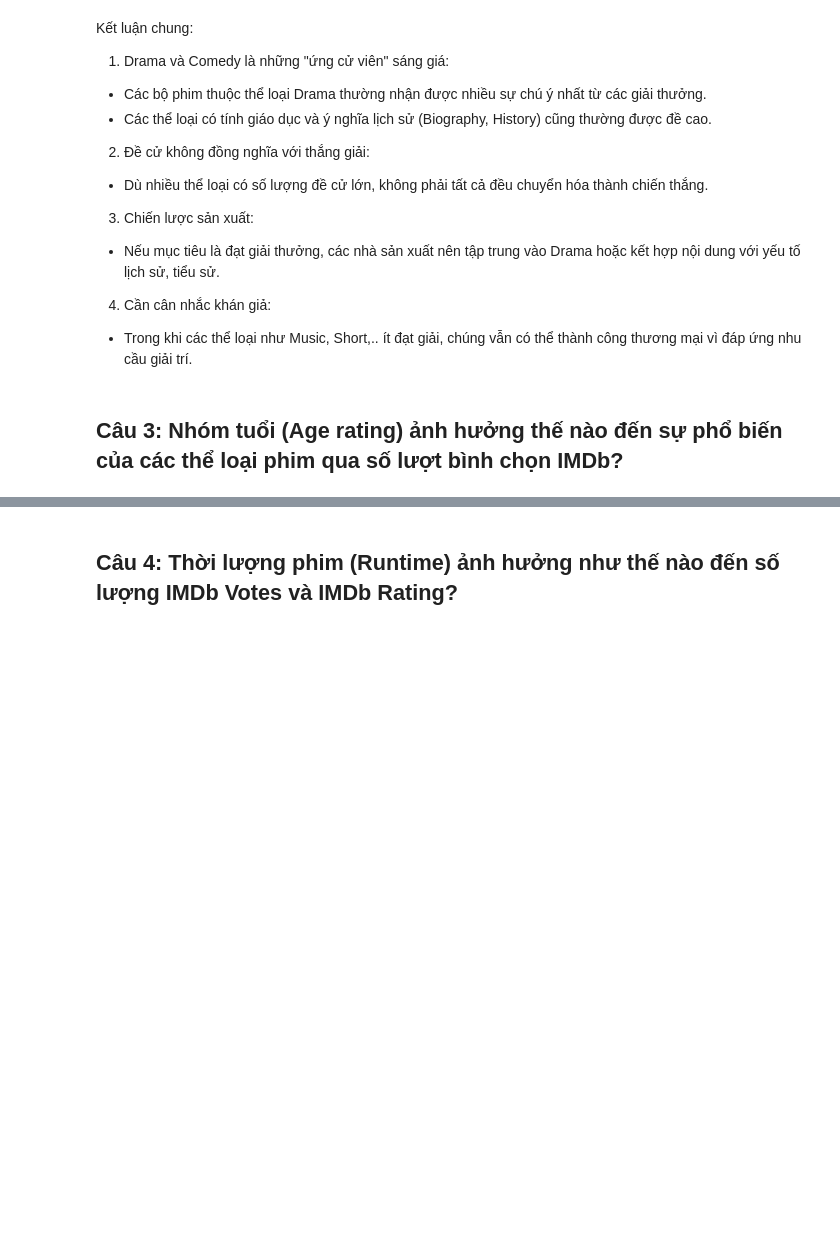
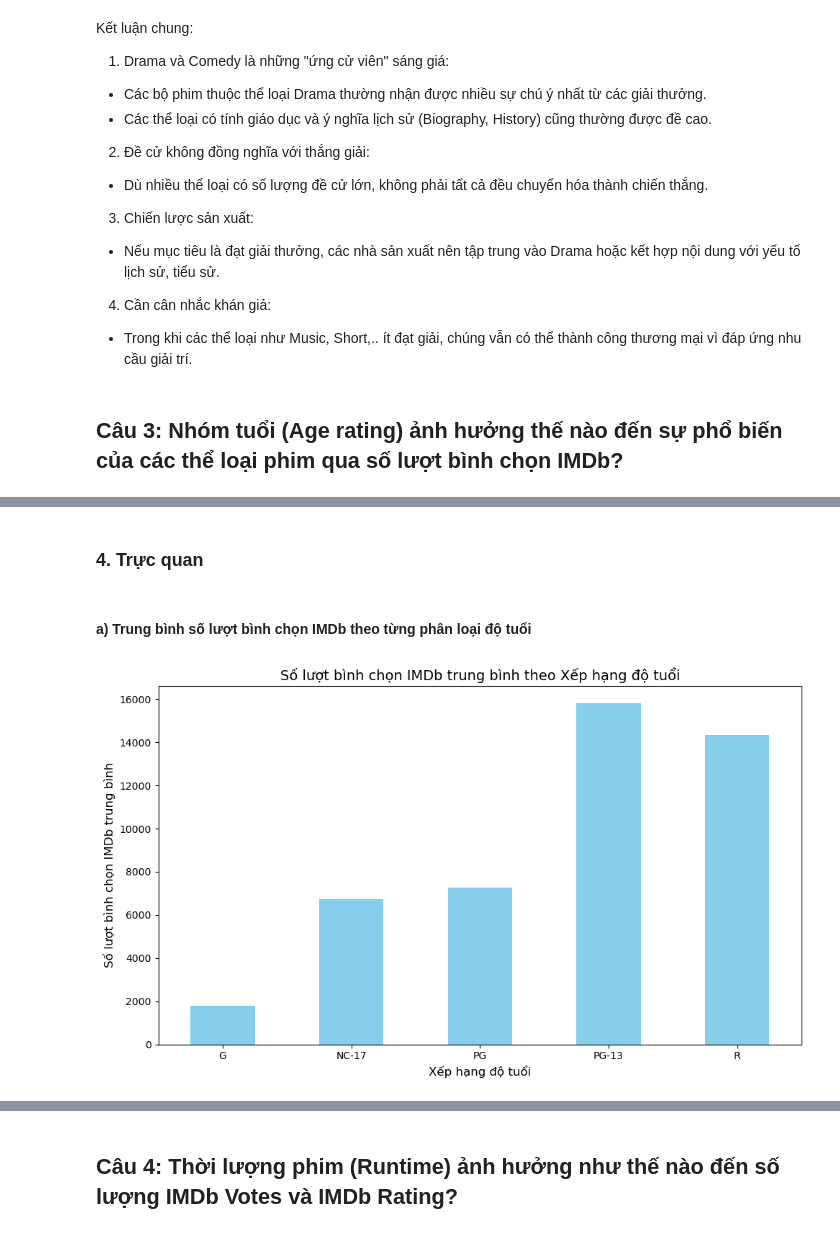
Before and after one commit to alpaca3000/IntroToDS, a Jupyter notebook: Source_codes/AnsweringQuestion.ipynb, the cells around one changed output, grey strips where cells are left out. Cells and saved outputs as stored; diff of their text form; code cells hidden in the pictures; blank space fills up the shorter version.

```diff
--- a/Source_codes/AnsweringQuestion.ipynb
+++ b/Source_codes/AnsweringQuestion.ipynb
@@ -245,0 +265,4 @@ Trả lời câu hỏi này:
+# %%
+# Nhóm dữ liệu theo "Age rating" và tính toán các thống kê mô tả của số lượt bình chọn IMDb
+age_rating_stats = df.groupby('Age rating')['IMDb Votes'].describe()
+age_rating_stats
@@ -245,0 +300,18 @@ Trả lời câu hỏi này:
+# %% [markdown]
+### 4. Trực quan
+# %% [markdown]
+#### a) Trung bình số lượt bình chọn IMDb theo từng phân loại độ tuổi
+# %%
+# Trung bình số lượt bình chọn IMDb theo từng phân loại độ tuổi
+age_rating_avg_votes = age_rating_stats['mean']
+
+plt.figure(figsize=(10, 6))
+age_rating_avg_votes.plot(kind='bar', color='skyblue')
+plt.title('Số lượt bình chọn IMDb trung bình theo Xếp hạng độ tuổi', fontsize=14)
+plt.xlabel('Xếp hạng độ tuổi', fontsize=12)
+plt.ylabel('Số lượt bình chọn IMDb trung bình', fontsize=12)
+plt.xticks(rotation=0)
+plt.tight_layout()
+plt.show()
+# %% [output]
+[figure, added]
```
Also changed, not shown: parts of 19 cells of this notebook.
